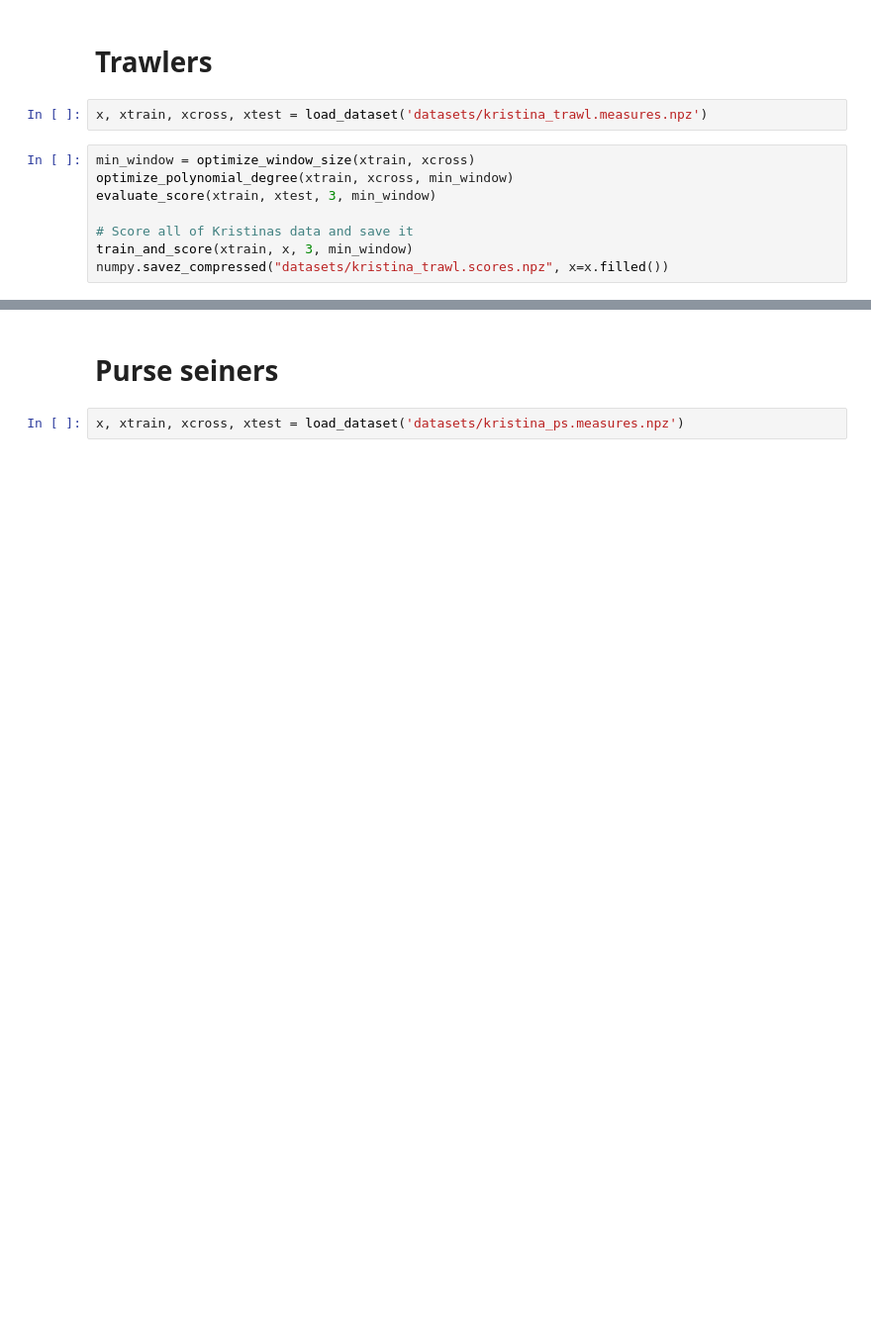
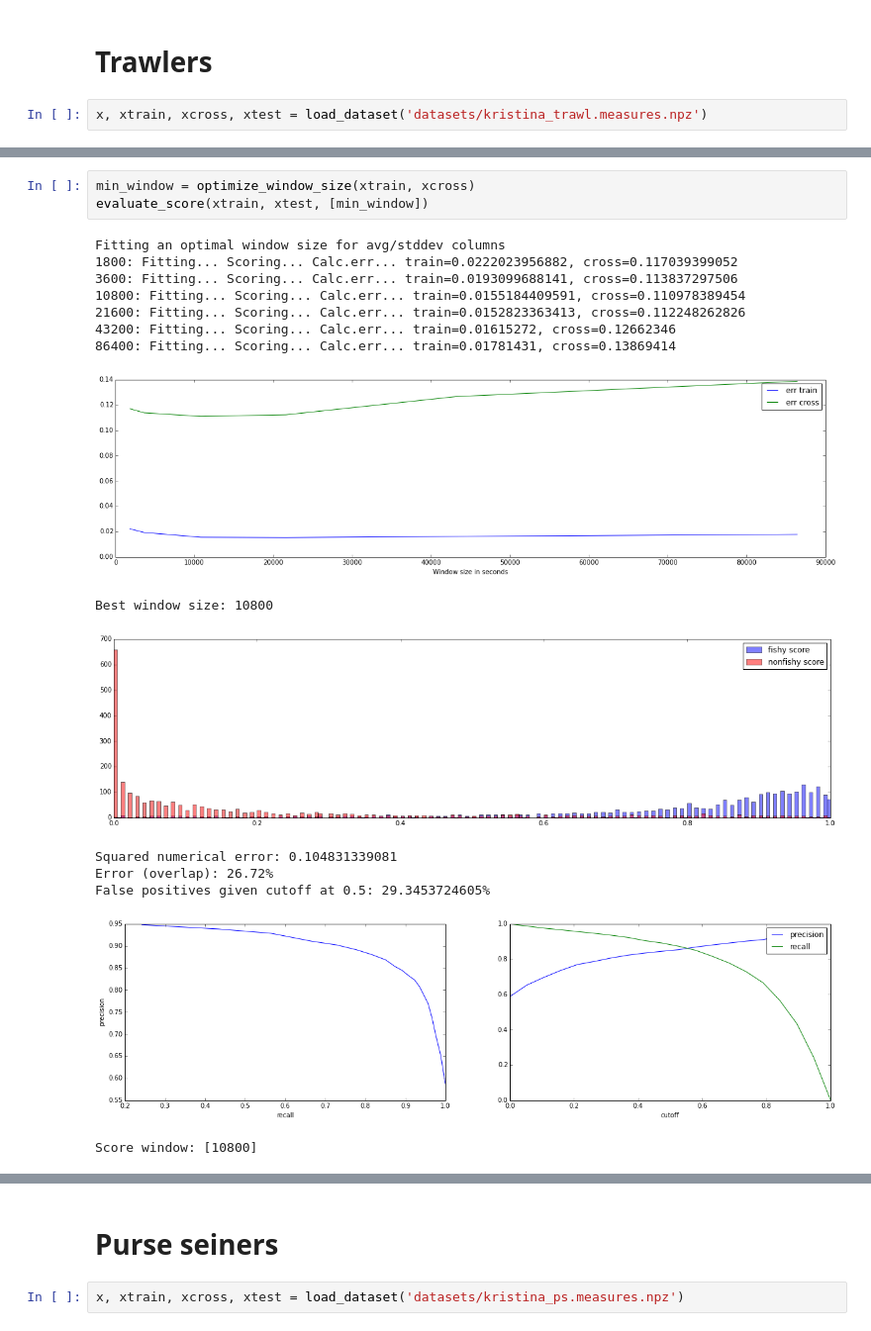
Before and after one commit to GlobalFishingWatch/vessel-scoring, a Jupyter notebook: Score_development.ipynb, the cells around one changed output, grey strips where cells are left out. Shown: that part at 99% size. Saved outputs shown, nothing was run; the diff lists cells and outputs as text; blank space fills up the shorter version.

```diff
--- a/Score_development.ipynb
+++ b/Score_development.ipynb
@@ -177,11 +120,3 @@ for col in ('measure_speedavg_%s' % window,
 # Trawlers
 # %%
 x, xtrain, xcross, xtest = load_dataset('datasets/kristina_trawl.measures.npz')
-# %%
-min_window = optimize_window_size(xtrain, xcross)
-optimize_polynomial_degree(xtrain, xcross, min_window)
-evaluate_score(xtrain, xtest, 3, min_window)
-
-# Score all of Kristinas data and save it
-train_and_score(xtrain, x, 3, min_window)
-numpy.savez_compressed("datasets/kristina_trawl.scores.npz", x=x.filled())
@@ -213,0 +123,19 @@ Score window: 10800
+# %%
+min_window = optimize_window_size(xtrain, xcross)
+evaluate_score(xtrain, xtest, [min_window])
+# %% [output]
+Fitting an optimal window size for avg/stddev columns
+1800: Fitting... Scoring... Calc.err... train=0.0222023956882, cross=0.117039399052
+3600: Fitting... Scoring... Calc.err... train=0.0193099688141, cross=0.113837297506
+10800: Fitting... Scoring... Calc.err... train=0.0155184409591, cross=0.110978389454
+21600: Fitting... Scoring... Calc.err... train=0.0152823363413, cross=0.112248262826
+43200: Fitting... Scoring... Calc.err... train=0.01615272, cross=0.12662346
+86400: Fitting... Scoring... Calc.err... train=0.01781431, cross=0.13869414
+[figure, added]
+Best window size: 10800
+[figure, added]
+Squared numerical error: 0.104831339081
+Error (overlap): 26.72%
+False positives given cutoff at 0.5: 29.3453724605%
+[figure, added]
+Score window: [10800]
```
Also changed, not shown: parts of 12 cells of this notebook, 1 other file.
